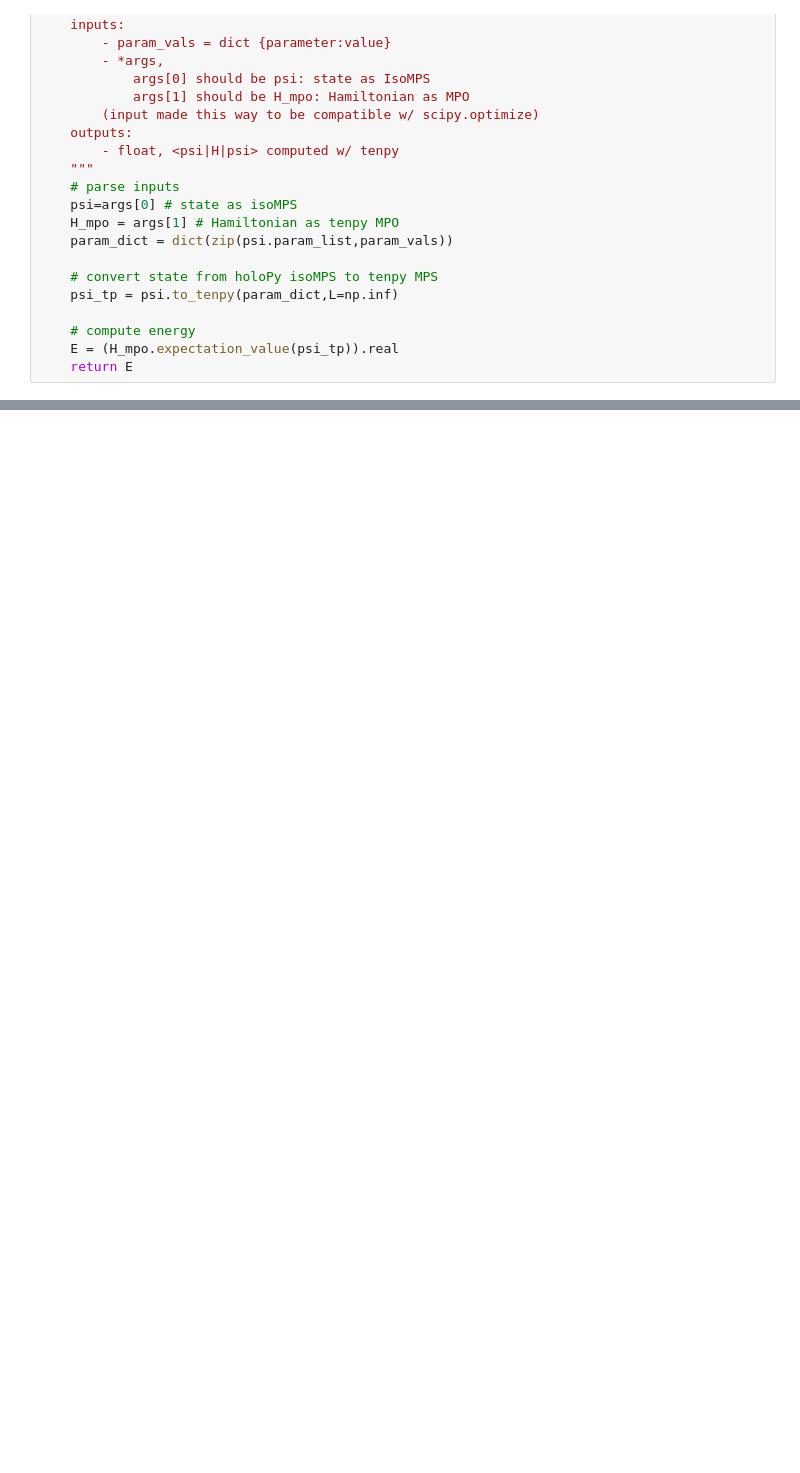
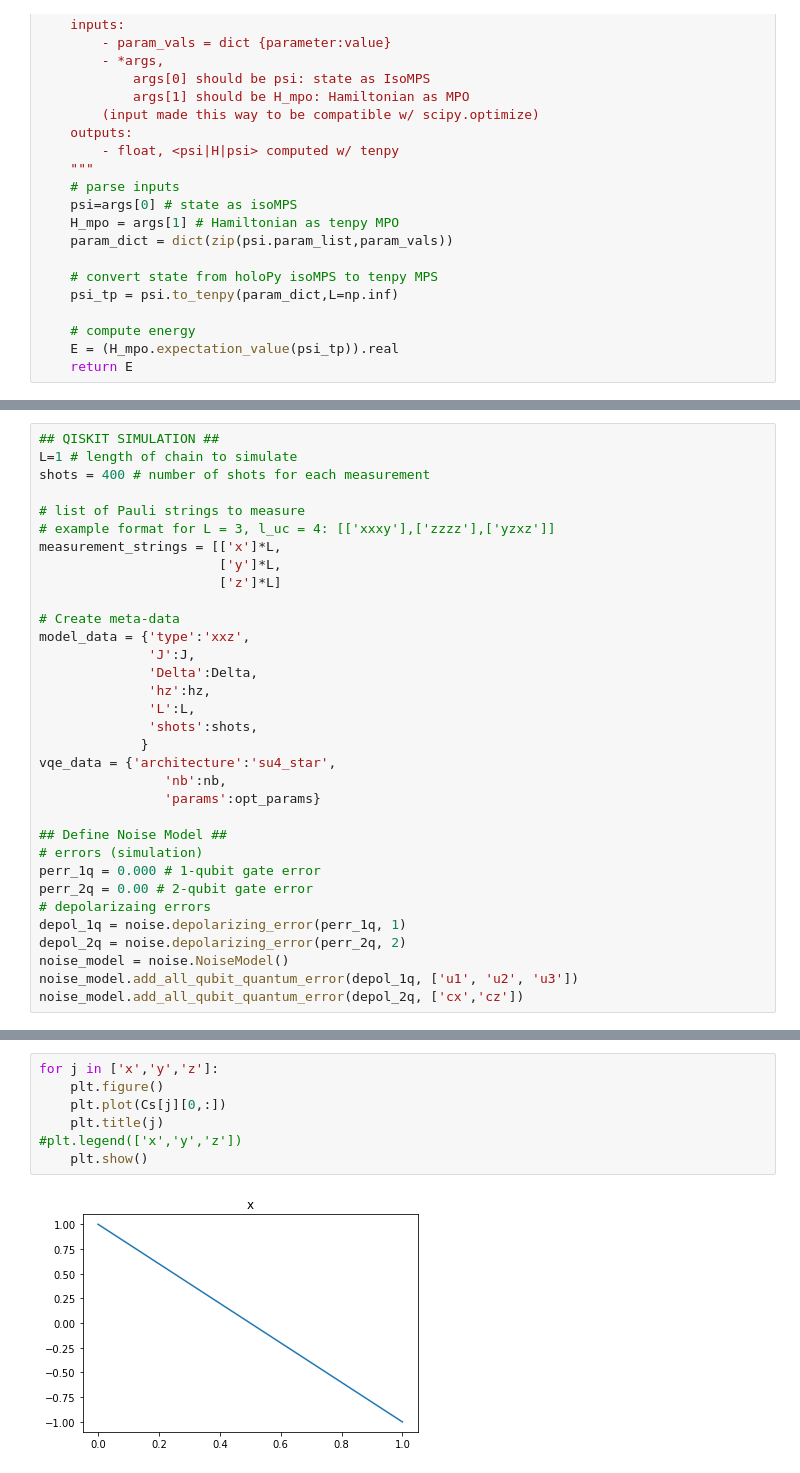
Before and after one commit to andrewcpotter/holopy, a Jupyter notebook: demos/holovqe_xxz_v2.ipynb, the cells around one changed output, grey strips where cells are left out. Cells and saved outputs as stored; diff of their text form; blank space fills up the shorter version.

```diff
--- a/demos/holovqe_xxz_v2.ipynb
+++ b/demos/holovqe_xxz_v2.ipynb
@@ -150,0 +191,33 @@ Optimized energy = -1.9999999999922387
+# %%
+## QISKIT SIMULATION ##
+L=1 # length of chain to simulate
+shots = 400 # number of shots for each measurement
+
+# list of Pauli strings to measure
+# example format for L = 3, l_uc = 4: [['xxxy'],['zzzz'],['yzxz']]
+measurement_strings = [['x']*L,
+                       ['y']*L,
+                       ['z']*L]
+
+# Create meta-data
+model_data = {'type':'xxz',
+              'J':J,
+              'Delta':Delta,
+              'hz':hz,
+              'L':L,
+              'shots':shots,
+             }
+vqe_data = {'architecture':'su4_star',
+                'nb':nb,
+                'params':opt_params}
+
+## Define Noise Model ##
+# errors (simulation)
+perr_1q = 0.000 # 1-qubit gate error
+perr_2q = 0.00 # 2-qubit gate error
+# depolarizaing errors
+depol_1q = noise.depolarizing_error(perr_1q, 1)
+depol_2q = noise.depolarizing_error(perr_2q, 2)
+noise_model = noise.NoiseModel()
+noise_model.add_all_qubit_quantum_error(depol_1q, ['u1', 'u2', 'u3'])
+noise_model.add_all_qubit_quantum_error(depol_2q, ['cx','cz'])
@@ -150,0 +283,9 @@ Optimized energy = -1.9999999999922387
+# %%
+for j in ['x','y','z']:
+    plt.figure()
+    plt.plot(Cs[j][0,:])
+    plt.title(j)
+#plt.legend(['x','y','z'])
+    plt.show()
+# %% [output]
+[figure, added]
```
Also changed, not shown: parts of 9 cells of this notebook.
